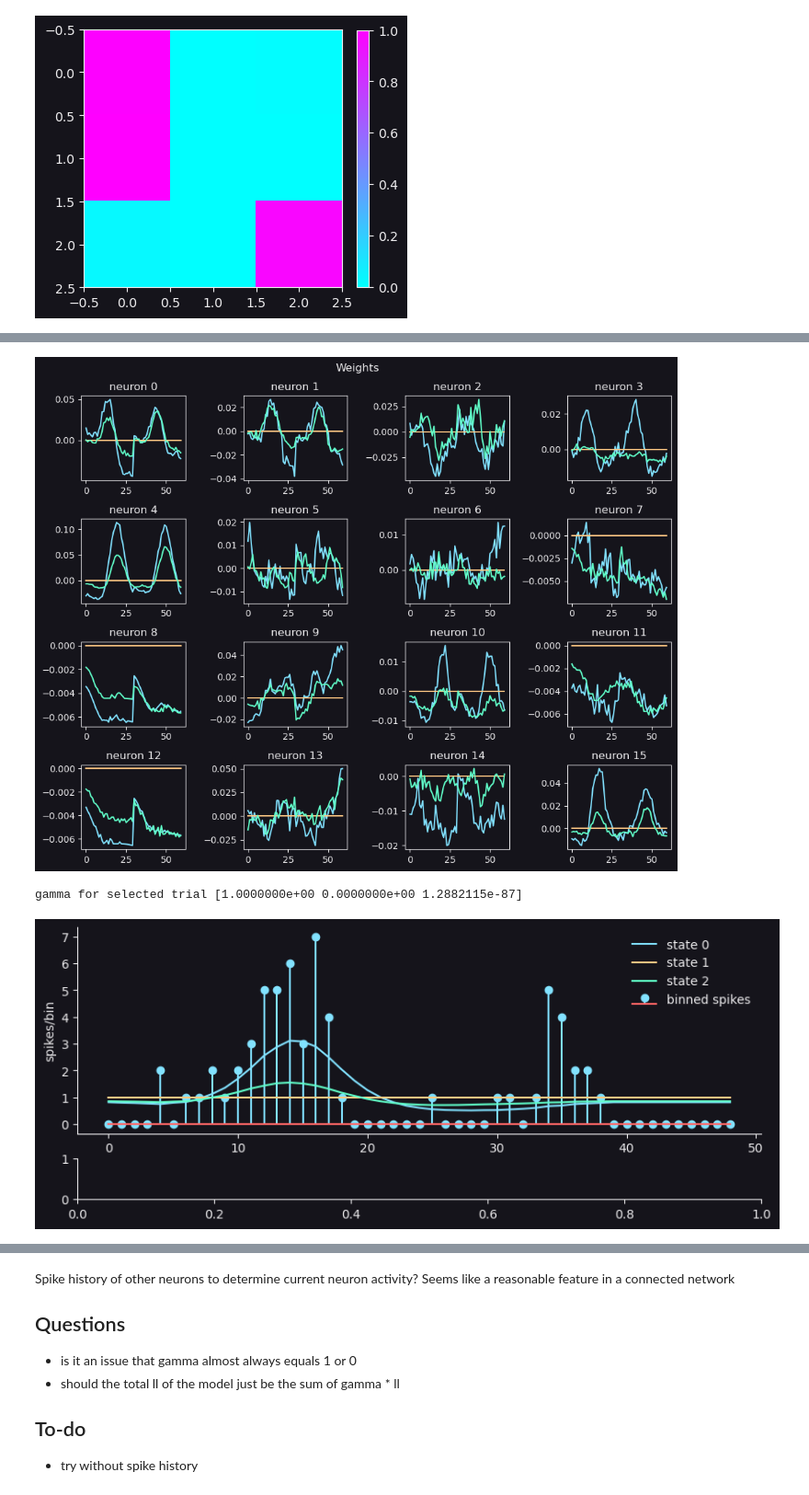
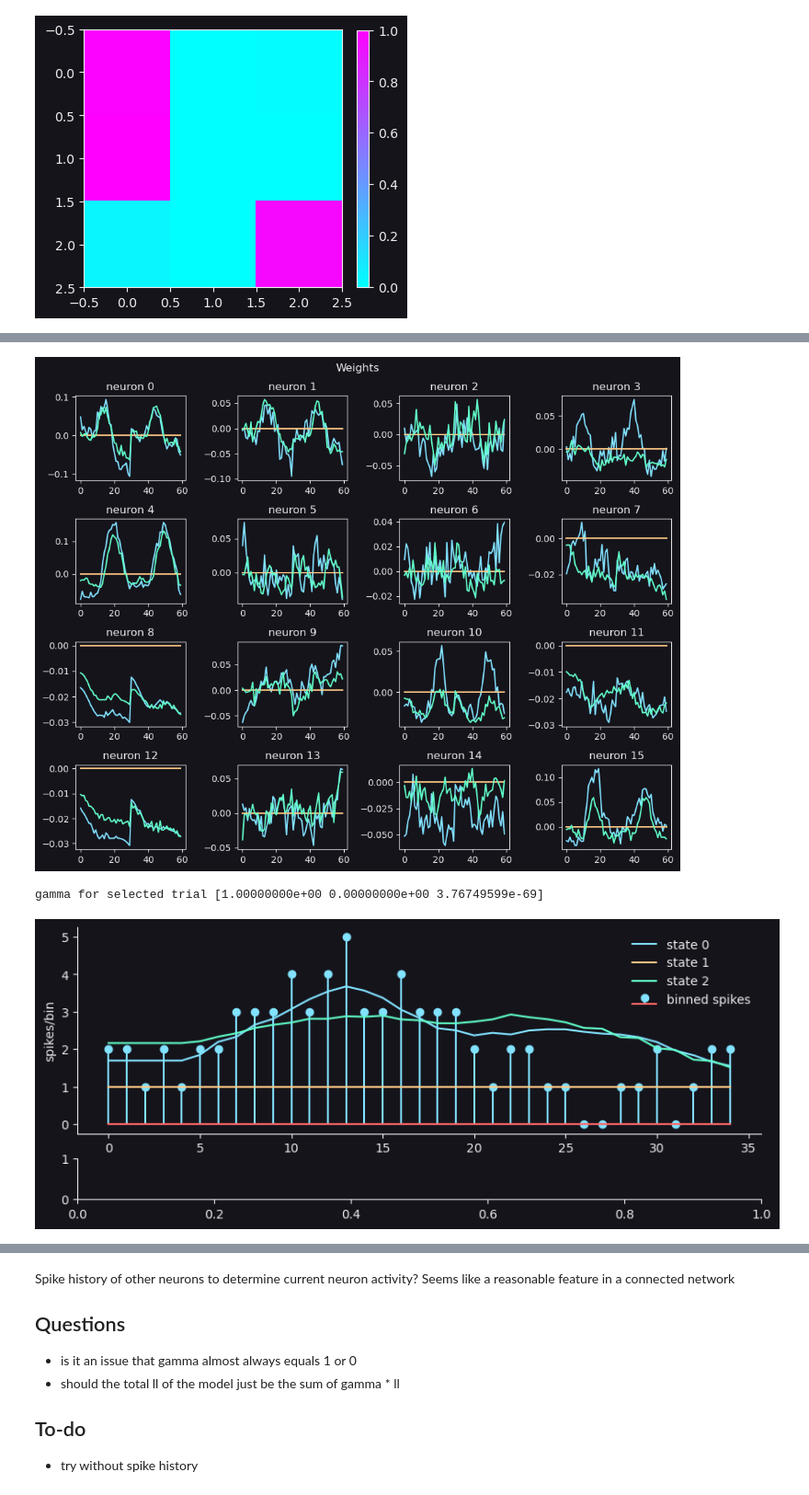
Before and after one commit to thejuc/towers_glm_hmm, a Jupyter notebook: glm_hmm_data.ipynb, the cells around one changed output, grey strips where cells are left out. Shown at 92% size. Saved outputs shown, nothing was run; the diff lists cells and outputs as text; code cells hidden in the pictures.

```diff
--- a/glm_hmm_data.ipynb
+++ b/glm_hmm_data.ipynb
@@ -46,7 +46,8 @@ def nll(w, X, y):
 
 colors = ["tab:red", "tab:blue"]
 # %%
-with open("test_data_acc_ind_492_0607.pickle", "rb") as handle:
+files = ["test_data_acc_ind_492_0607.pickle", 'test_data_dms_ind_492_0603.pickle']
+with open(files[0], "rb") as handle:
     data = pickle.load(handle)
 print(data.keys())
 total_neurons = len(data["spikes"])
@@ -246,7 +247,7 @@ for _ in tqdm(range(15)):
             )
             # can greatly effect outcome. too high on simulated data made it fail, basically comes down to noise level of data
             # higher noise ---> set alpha to be higher
-            a = 0.5 * np.ones(X_all.shape[2])
+            a = 0.1 * np.ones(X_all.shape[2])
             a[-1] = 0.01
             res = glm.fit_regularized(alpha=a, L1_wt=0.0, maxiter=1000, cnvrg_tol=1e-6)
 
@@ -285,7 +286,7 @@ for i, ax in enumerate(axs):
 plt.suptitle("Weights")
 plt.tight_layout()
 # %% [output]
-[figure, old version]
+[figure, new version]
 # %%
 theta_post = np.ones((n_states, X_all.shape[2], n_neurons))
 for s in range(n_states):
@@ -308,37 +309,37 @@ for s in range(n_states):
 # %%
 fig, axs = plt.subplots(2, 1, figsize=(10, 4), gridspec_kw={"height_ratios": [5, 1]})
 
 sort_idx = np.argsort(
     data["nCues_RminusL"]
 )  # ordered index of (lots of left cues) -> (lots of right cues)
-plot_trial = sort_idx[-2]
-neuron = 4
+plot_trial = sort_idx[1]
+neuron = 9
 X_plot = X_all[neuron, trial_id == plot_trial]
 # y_pred = np.exp(X_plot @ theta_init[:, neuron])
 y_pred = np.exp(X_plot @ theta_hmm[:, :, neuron].T)
 
 # y_pred = np.exp(X_plot @ theta_post[:, :, neuron].T)
 
 y_plot = y_all[neuron, trial_id == plot_trial]
 axs[0].stem(y_plot, label="binned spikes")
 axs[0].plot(y_pred, label=[f"state {i}" for i in range(n_states)])
 # trial_xticks(axs[0], xlocs=[0] + keyframe_times + [trial_length], yloc=-0.1)
 axs[0].set_ylabel("spikes/bin")
 axs[0].legend()
 
 
 # axs[1].plot(bin_centers, binned_stimr, color=colors[0], label="right towers")
 # axs[1].plot(bin_centers, binned_stiml, color=colors[1], label="left towers")
 # trial_xticks(axs[1], xlocs=[0] + keyframe_times + [trial_length], yloc=-0.1)
 # axs[1].set_ylabel("# of towers")
 # axs[1].set_title("Binned Stimulus")
 # axs[1].legend()
 # plt.tight_layout()
 sns.despine()
 print(f"gamma for selected trial {np.exp(gamma[:, plot_trial])}")
 # %% [output]
-gamma for selected trial [1.0000000e+00 0.0000000e+00 1.2882115e-87]
+gamma for selected trial [1.00000000e+00 0.00000000e+00 3.76749599e-69]
-[figure, old version]
+[figure, new version]
 # %%
 fname = "run000.pickle"
 out = {
```
Also changed, not shown: parts of 9 cells of this notebook, 13 other files.
